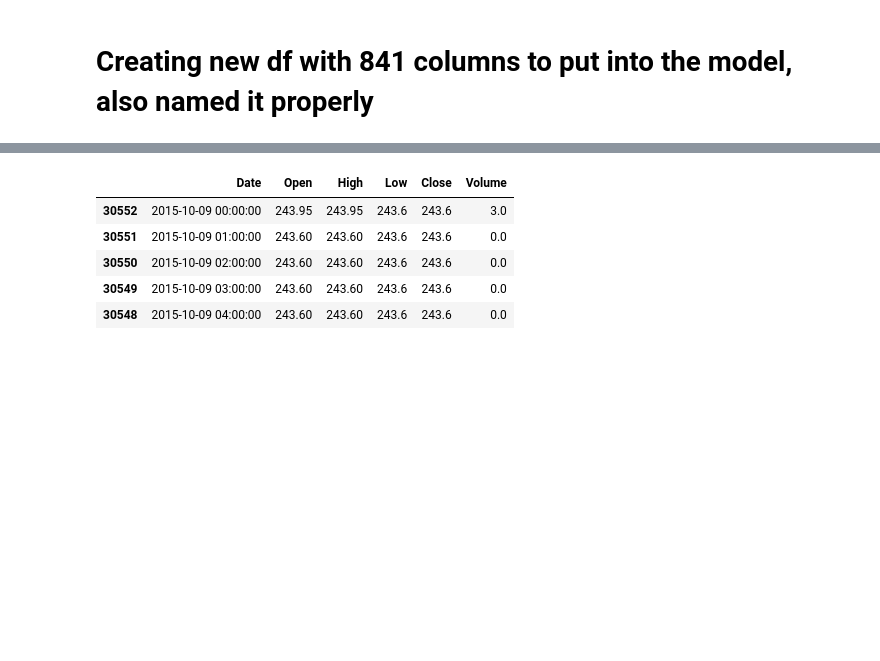
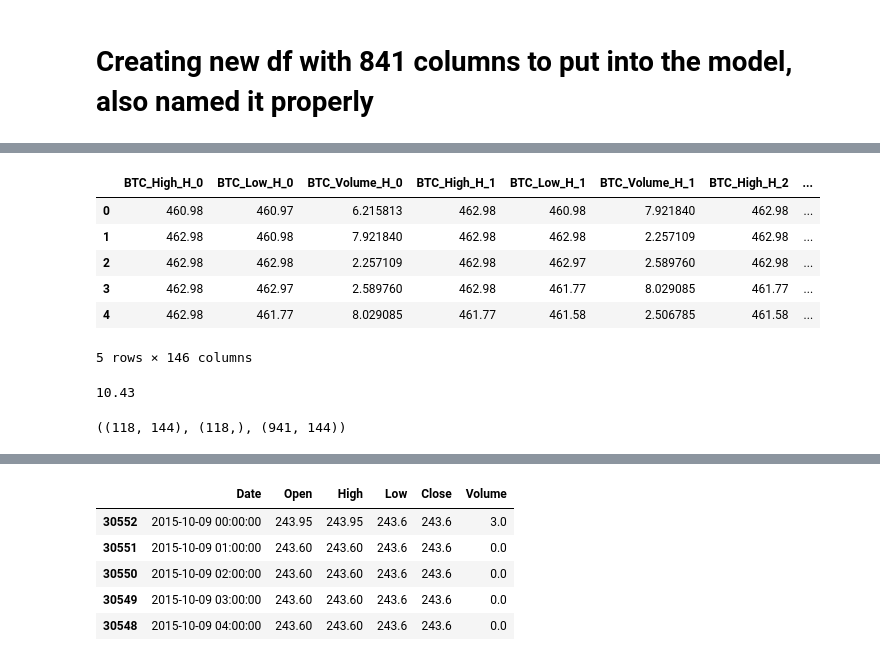
Before and after one commit to Nexil221/BSc-project, a Jupyter notebook: rf1.ipynb, the cells around one changed output, grey strips where cells are left out. Cells and saved outputs as stored; diff of their text form; code cells hidden in the pictures; blank space fills up the shorter version.

```diff
--- a/rf1.ipynb
+++ b/rf1.ipynb
@@ -125,0 +198,16 @@ See the caveats in the documentation: http://pandas.pydata.org/pandas-docs/stabl
+# %%
+df_btc_eth = pd.read_pickle("./df_btc_eth.pkl")
+# %%
+df_btc_eth.head()
+# %% [output]
+|  | BTC_High_H_0 | BTC_Low_H_0 | BTC_Volume_H_0 | BTC_High_H_1 | BTC_Low_H_1 | BTC_Volume_H_1 | BTC_High_H_2 | ... |
+| 0 | 460.98 | 460.97 | 6.215813 | 462.98 | 460.98 | 7.921840 | 462.98 | ... |
+| 1 | 462.98 | 460.98 | 7.921840 | 462.98 | 462.98 | 2.257109 | 462.98 | ... |
+| 2 | 462.98 | 462.98 | 2.257109 | 462.98 | 462.97 | 2.589760 | 462.98 | ... |
+| 3 | 462.98 | 462.97 | 2.589760 | 462.98 | 461.77 | 8.029085 | 461.77 | ... |
+| 4 | 462.98 | 461.77 | 8.029085 | 461.77 | 461.58 | 2.506785 | 461.58 | ... |
+5 rows × 146 columns
+# %%
+df_btc_eth.iloc[2][72]
+# %% [output]
+10.43
@@ -125,0 +219,12 @@ See the caveats in the documentation: http://pandas.pydata.org/pandas-docs/stabl
+# %%
+def split_vals(a,n): return a[:n].copy(), a[n:].copy()
+
+n_valid = 2000 #size of validation
+n_trn = len(df)-n_valid #traing size
+raw_train, raw_valid = split_vals(df_btc_eth, n_trn)
+X_train, X_valid = split_vals(df, n_trn) #split traing data to train and validation data
+y_train, y_valid = split_vals(y, n_trn) #split test to test and valid
+
+X_train.shape, y_train.shape, X_valid.shape
+# %% [output]
+((118, 144), (118,), (941, 144))
```
Also changed, not shown: parts of 18 cells of this notebook, 3 other files.
